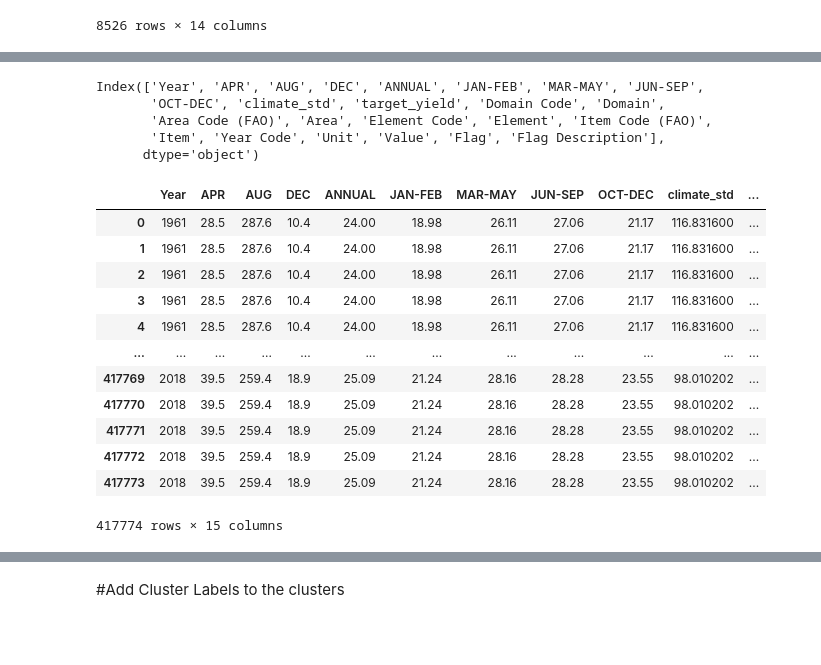
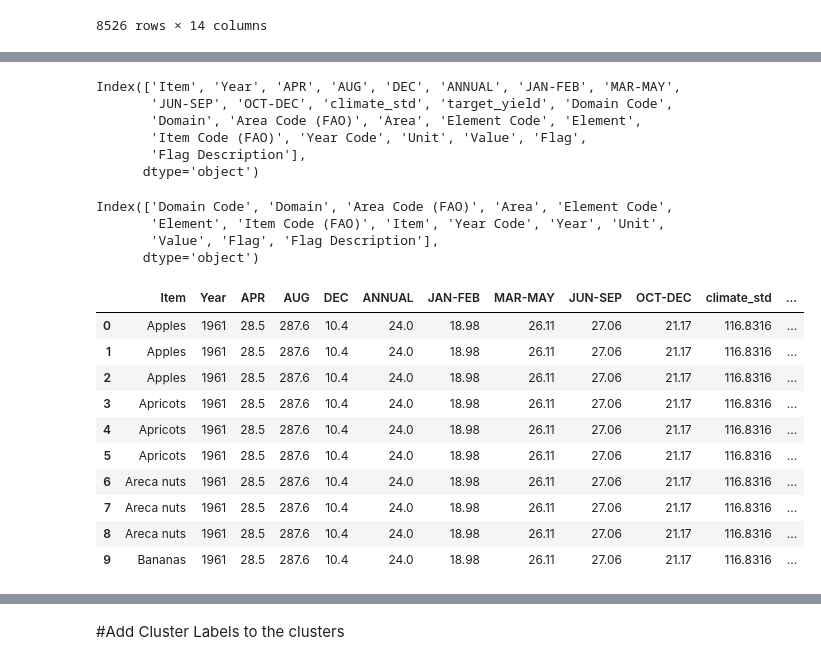
Before and after one commit to sandeepa-ukr/AI-Based-Crop-Predection, a Jupyter notebook: Untitled.ipynb, the cells around one changed output, grey strips where cells are left out. Drawn from its saved outputs; the diff is of its cells as text; code cells hidden in the pictures; blank space fills up the shorter version.

```diff
--- a/Untitled.ipynb
+++ b/Untitled.ipynb
@@ -120,0 +123,3 @@ ftest_df
+# %%
+merged_df = pd.merge(ftest_df, crop_df, on=['Year', 'Item'], how='left')
+print(merged_df.shape)
@@ -167,28 +153,34 @@ combined_df.shape
 # %%
-combined_df.columns
+merged_df.columns
 # %% [output]
-Index(['Year', 'APR', 'AUG', 'DEC', 'ANNUAL', 'JAN-FEB', 'MAR-MAY', 'JUN-SEP',
-       'OCT-DEC', 'climate_std', 'target_yield', 'Domain Code', 'Domain',
-       'Area Code (FAO)', 'Area', 'Element Code', 'Element', 'Item Code (FAO)',
-       'Item', 'Year Code', 'Unit', 'Value', 'Flag', 'Flag Description'],
+Index(['Item', 'Year', 'APR', 'AUG', 'DEC', 'ANNUAL', 'JAN-FEB', 'MAR-MAY',
+       'JUN-SEP', 'OCT-DEC', 'climate_std', 'target_yield', 'Domain Code',
+       'Domain', 'Area Code (FAO)', 'Area', 'Element Code', 'Element',
+       'Item Code (FAO)', 'Year Code', 'Unit', 'Value', 'Flag',
+       'Flag Description'],
       dtype='object')
+# %%
+crop_df.columns
+# %% [output]
+Index(['Domain Code', 'Domain', 'Area Code (FAO)', 'Area', 'Element Code',
+       'Element', 'Item Code (FAO)', 'Item', 'Year Code', 'Year', 'Unit',
+       'Value', 'Flag', 'Flag Description'],
+      dtype='object')
 # %%
-train_data= combined_df.drop(columns=['Domain Code', 'Domain',
+train_data= merged_df.drop(columns=['Domain Code', 'Domain',
        'Area Code (FAO)', 'Area', 'Element Code', 'Item Code (FAO)',
        'Year Code', 'Flag', 'Flag Description'])
 # %%
-train_data
+train_data.head(10)
 # %% [output]
-|  | Year | APR | AUG | DEC | ANNUAL | JAN-FEB | MAR-MAY | JUN-SEP | OCT-DEC | climate_std | ... |
-| 0 | 1961 | 28.5 | 287.6 | 10.4 | 24.00 | 18.98 | 26.11 | 27.06 | 21.17 | 116.831600 | ... |
-| 1 | 1961 | 28.5 | 287.6 | 10.4 | 24.00 | 18.98 | 26.11 | 27.06 | 21.17 | 116.831600 | ... |
-| 2 | 1961 | 28.5 | 287.6 | 10.4 | 24.00 | 18.98 | 26.11 | 27.06 | 21.17 | 116.831600 | ... |
-| 3 | 1961 | 28.5 | 287.6 | 10.4 | 24.00 | 18.98 | 26.11 | 27.06 | 21.17 | 116.831600 | ... |
-| 4 | 1961 | 28.5 | 287.6 | 10.4 | 24.00 | 18.98 | 26.11 | 27.06 | 21.17 | 116.831600 | ... |
-| ... | ... | ... | ... | ... | ... | ... | ... | ... | ... | ... | ... |
-| 417769 | 2018 | 39.5 | 259.4 | 18.9 | 25.09 | 21.24 | 28.16 | 28.28 | 23.55 | 98.010202 | ... |
-| 417770 | 2018 | 39.5 | 259.4 | 18.9 | 25.09 | 21.24 | 28.16 | 28.28 | 23.55 | 98.010202 | ... |
-| 417771 | 2018 | 39.5 | 259.4 | 18.9 | 25.09 | 21.24 | 28.16 | 28.28 | 23.55 | 98.010202 | ... |
-| 417772 | 2018 | 39.5 | 259.4 | 18.9 | 25.09 | 21.24 | 28.16 | 28.28 | 23.55 | 98.010202 | ... |
-| 417773 | 2018 | 39.5 | 259.4 | 18.9 | 25.09 | 21.24 | 28.16 | 28.28 | 23.55 | 98.010202 | ... |
+|  | Item | Year | APR | AUG | DEC | ANNUAL | JAN-FEB | MAR-MAY | JUN-SEP | OCT-DEC | climate_std | ... |
+| 0 | Apples | 1961 | 28.5 | 287.6 | 10.4 | 24.0 | 18.98 | 26.11 | 27.06 | 21.17 | 116.8316 | ... |
+| 1 | Apples | 1961 | 28.5 | 287.6 | 10.4 | 24.0 | 18.98 | 26.11 | 27.06 | 21.17 | 116.8316 | ... |
+| 2 | Apples | 1961 | 28.5 | 287.6 | 10.4 | 24.0 | 18.98 | 26.11 | 27.06 | 21.17 | 116.8316 | ... |
+| 3 | Apricots | 1961 | 28.5 | 287.6 | 10.4 | 24.0 | 18.98 | 26.11 | 27.06 | 21.17 | 116.8316 | ... |
+| 4 | Apricots | 1961 | 28.5 | 287.6 | 10.4 | 24.0 | 18.98 | 26.11 | 27.06 | 21.17 | 116.8316 | ... |
+| 5 | Apricots | 1961 | 28.5 | 287.6 | 10.4 | 24.0 | 18.98 | 26.11 | 27.06 | 21.17 | 116.8316 | ... |
+| 6 | Areca nuts | 1961 | 28.5 | 287.6 | 10.4 | 24.0 | 18.98 | 26.11 | 27.06 | 21.17 | 116.8316 | ... |
+| 7 | Areca nuts | 1961 | 28.5 | 287.6 | 10.4 | 24.0 | 18.98 | 26.11 | 27.06 | 21.17 | 116.8316 | ... |
+| 8 | Areca nuts | 1961 | 28.5 | 287.6 | 10.4 | 24.0 | 18.98 | 26.11 | 27.06 | 21.17 | 116.8316 | ... |
+| 9 | Bananas | 1961 | 28.5 | 287.6 | 10.4 | 24.0 | 18.98 | 26.11 | 27.06 | 21.17 | 116.8316 | ... |
-417774 rows × 15 columns
```
Also changed, not shown: parts of 72 cells of this notebook.
